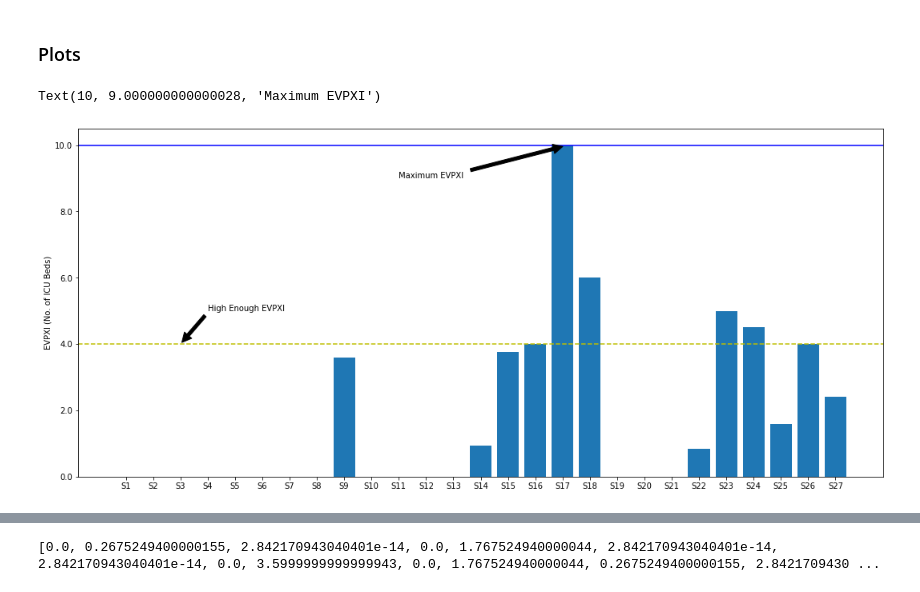
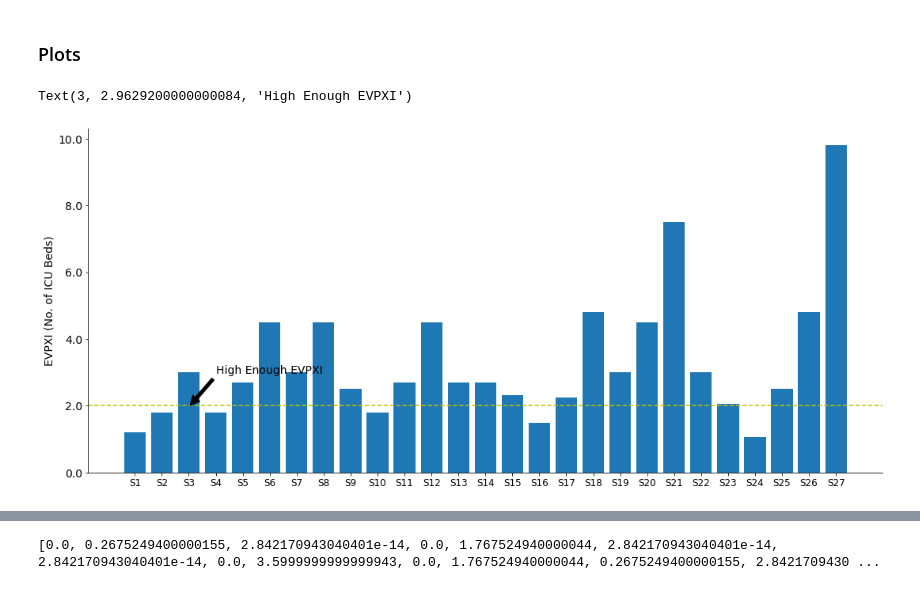
Before and after one commit to KingPeter2014/VoIAnalysis, a Jupyter notebook: VoIAnalysisPaper.ipynb, the cells around one changed output, grey strips where cells are left out. Drawn from its saved outputs; the diff is of its cells as text; code cells hidden in the pictures.

```diff
--- a/VoIAnalysisPaper.ipynb
+++ b/VoIAnalysisPaper.ipynb
@@ -262,4 +197,0 @@ Sum of probabilities = 1.0
-# %%
-#Create the new payoff matrix using the actions and the CI95 out of simulation for each of the hypothesis
-scaleBy = 0.7
-updatedPayoffs = generateNewPayoffs(scaleBy)
@@ -517,17 +477,21 @@ fig.tight_layout()
 # %% [markdown]
 <h2>Compute EVPXI</h2>
 # %%
-
+befielfDistrib = 3 # 3 is Strong belief in severe outbreak
+analysisType = 'All'
+beliefInState,payoffs = loadExperiment(region,analysisType,priorBeliefs,reg4Payoffs,befielfDistrib) #Use the selected input to load the appropriate payoff and probabilities
+numOfStates = len(beliefInState)
 numGammas = len(gammas)
 budgetsevpxi = list(gammas)
 EVcertntyfalse = [0]*numberOfActions # Strictly used to compute expected value of removing uncertainty for hypothesis x rather than all the hypothesis
-
+EVuncertnty=[0]*numberOfActions
 EVPXI=[[0 for i in range(numOfStates)] for j in range(numGammas) ]
 
 countgammaPoints = 0
 for gm in range(numGammas):#For each scaling factor (gamma)
     scaleFactor = gammas[gm]
-    updatedPayoffs = generateNewPayoffs(scaleFactor)
+    #updatedPayoffs = generateNewPayoffs(scaleFactor)
+    updatedPayoffs = generateNewPayoffs(payoffs,scaleFactor,numberOfActions,numOfStates)
     #print(updatedPayoffs)
     a = np.array(updatedPayoffs)
     for action in range(numberOfActions):
@@ -557,11 +521,7 @@ for gm in range(numGammas):#For each scaling factor (gamma)
         firstTermOfEVxCertainty = currentStateOptimal*currentBelief
 
         otherActionsPayoff = copy.deepcopy(updatedPayoffs) # Make a copy of the original payoff matrix, https://realpython.com/copying-python-objects/
-        #print(payoffs)
-        #print(otherActionsPayoff)
-        #otherActionsPayof = removeCurrentPayoffs(otherActionsPayoff,belief) #Remove the Payoff for the state whose EVPXI is being computed
 
-        #del otherActionsPayoff[belief]
 
         for action in range(numberOfActions):
             toArray = np.array(otherActionsPayoff)
@@ -606,33 +567,41 @@ def ICUBeds(x, pos):
 formatter = FuncFormatter(ICUBeds)
 # %%
 #Plot EVPXI of the budget with largest EVPI
+
+plt.rcParams.update({'font.size': 14})
+plt.rc('xtick', labelsize= 12)    # fontsize of the tick labels
+
 evpxi = EVPXI[10] #Select the gamma to plot
 x = np.arange(numOfStates)
 #x = gammas
 if analysisType != "All":
     fig, ax = plt.subplots(figsize=(8, 5))
 else:
     fig, ax = plt.subplots(figsize=(18, 8))
 ax.yaxis.set_major_formatter(formatter)
 #plt.bar(x, abs(np.array(evpxi)))
 plt.bar(x, evpxi)
 plt.xticks(x, labels)
+
+# Hide the right and top spines
+ax.spines.right.set_visible(False)
+ax.spines.top.set_visible(False)
 #plt.title(f'EVPXI at $\gamma={1.0}$ and with Strong believe ($p_s = 0.5 $) in Severe Outbreak')
 #plt.xlabel('Hypothesis')
 plt.ylabel('EVPXI (No. of ICU Beds)')
 maxevpxi = max(evpxi)
-highEnoughEVPXI = 0.4*maxevpxi
+highEnoughEVPXI = 0.2*maxevpxi
 
-plt.axhline(y=4, color='y', linestyle='--',label='High Enough EVPXI')
-plt.axhline(y=10, color='b', linestyle='-',label='Max EVPXI')
+plt.axhline(y=2, color='y', linestyle='--',label='High Enough EVPXI')
+#plt.axhline(y=10, color='b', linestyle='-',label='Max EVPXI')
 plt.annotate('High Enough EVPXI', xy=(2, highEnoughEVPXI), xytext=(3, highEnoughEVPXI + 1),
             arrowprops=dict(facecolor='black', shrink=0.05),
             )
-plt.annotate('Maximum EVPXI', xy=(16.2, maxevpxi), xytext=(10, maxevpxi-1),
-            arrowprops=dict(facecolor='black', shrink=0.05),
-            )
+#plt.annotate('Maximum EVPXI', xy=(26.2, maxevpxi), xytext=(9.8, maxevpxi-1),
+#            arrowprops=dict(facecolor='black', shrink=0.05),
+#            )
 #plt.legend()
 #plt.grid(color='b', linestyle='--', linewidth=1,which='major', axis='y')
 # %% [output]
-Text(10, 9.000000000000028, 'Maximum EVPXI')
+Text(3, 2.9629200000000084, 'High Enough EVPXI')
-[figure, old version]
+[figure, new version]
```
Also changed, not shown: parts of 64 cells of this notebook, 1 other file.
